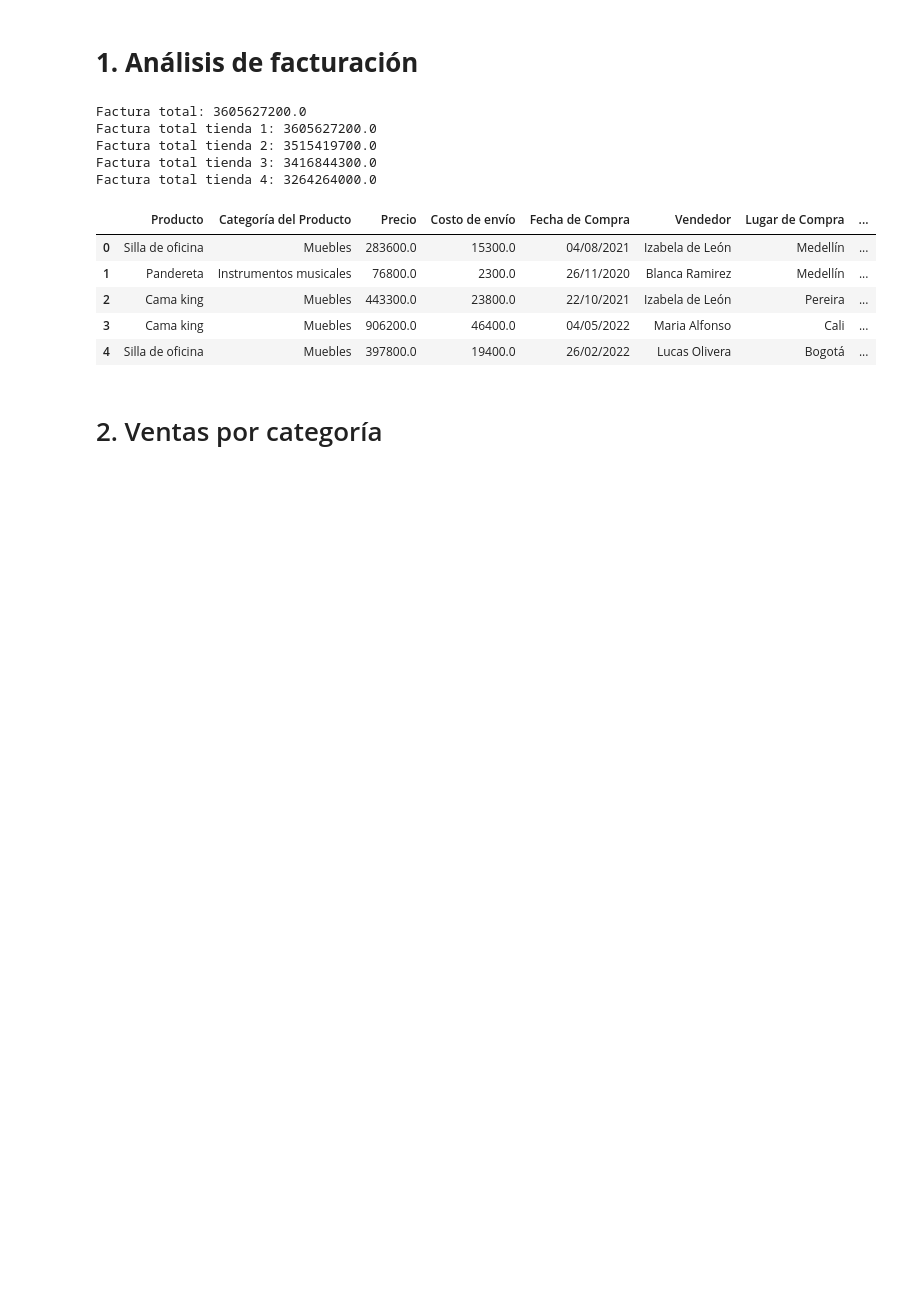
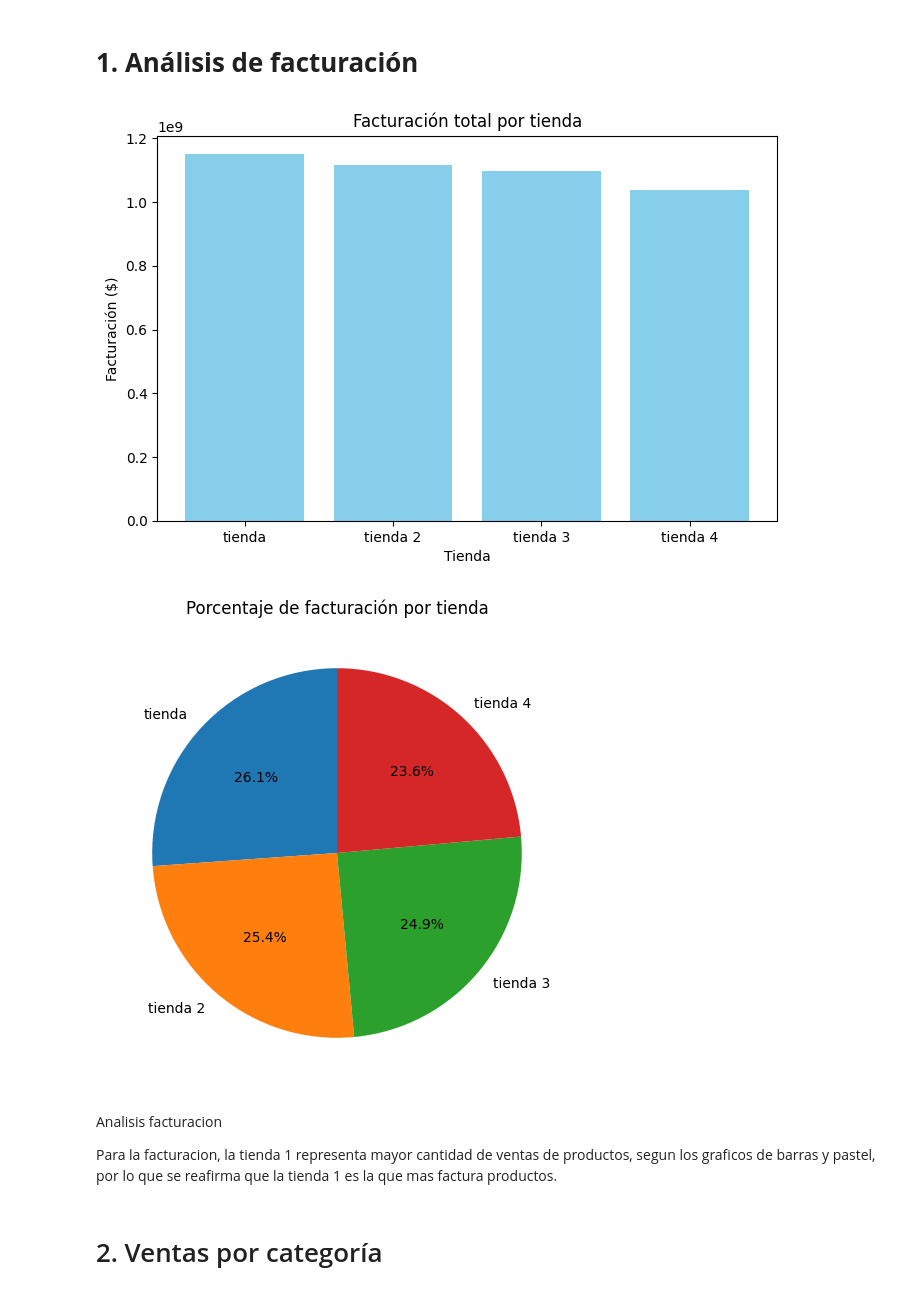
Before and after one commit to CesarAvalosGarcia1432/challenge-alurastore, a Jupyter notebook: AluraStoreLatam.ipynb, the cells around one changed output. Cells and saved outputs as stored; diff of their text form; code cells hidden in the pictures; blank space fills up the shorter version.

```diff
--- a/AluraStoreLatam.ipynb
+++ b/AluraStoreLatam.ipynb
@@ -23,0 +53,5 @@ tienda.head()
+# %%
+tienda['Fecha de Compra'] = pd.to_datetime(tienda['Fecha de Compra'], dayfirst=True)
+tienda2['Fecha de Compra'] = pd.to_datetime(tienda2['Fecha de Compra'], dayfirst=True)
+tienda3['Fecha de Compra'] = pd.to_datetime(tienda3['Fecha de Compra'], dayfirst=True)
+tienda4['Fecha de Compra'] = pd.to_datetime(tienda4['Fecha de Compra'], dayfirst=True)
@@ -24,35 +144,33 @@ tienda.head()
 # %% [markdown]
 # **1. Análisis de facturación**
-# %%
-tienda['Factura'] = (tienda['Precio'] + tienda['Costo de envío']) * tienda['Cantidad de cuotas']
-factura_total_tienda = tienda['Factura'].sum()
-print("Factura total:", factura_total_tienda)
-tienda2['Factura'] = (tienda2['Precio'] + tienda2['Costo de envío']) * tienda2['Cantidad de cuotas']
-factura_total_tienda2 = tienda2['Factura'].sum()
-
-tienda3['Factura'] = (tienda3['Precio'] + tienda3['Costo de envío']) * tienda3['Cantidad de cuotas']
-factura_total_tienda3 = tienda3['Factura'].sum()
-
-tienda4['Factura'] = (tienda4['Precio'] + tienda4['Costo de envío']) * tienda4['Cantidad de cuotas']
-factura_total_tienda4 = tienda4['Factura'].sum()
-print("Factura total tienda 1:", factura_total_tienda)
-print("Factura total tienda 2:", factura_total_tienda2)
-print("Factura total tienda 3:", factura_total_tienda3)
-print("Factura total tienda 4:", factura_total_tienda4)
-# %% [output]
-Factura total: 3605627200.0
-Factura total tienda 1: 3605627200.0
-Factura total tienda 2: 3515419700.0
-Factura total tienda 3: 3416844300.0
-Factura total tienda 4: 3264264000.0
-# %%
-tienda2.head()
-# %% [output]
-|  | Producto | Categoría del Producto | Precio | Costo de envío | Fecha de Compra | Vendedor | Lugar de Compra | ... |
-| 0 | Silla de oficina | Muebles | 283600.0 | 15300.0 | 04/08/2021 | Izabela de León | Medellín | ... |
-| 1 | Pandereta | Instrumentos musicales | 76800.0 | 2300.0 | 26/11/2020 | Blanca Ramirez | Medellín | ... |
-| 2 | Cama king | Muebles | 443300.0 | 23800.0 | 22/10/2021 | Izabela de León | Pereira | ... |
-| 3 | Cama king | Muebles | 906200.0 | 46400.0 | 04/05/2022 | Maria Alfonso | Cali | ... |
-| 4 | Silla de oficina | Muebles | 397800.0 | 19400.0 | 26/02/2022 | Lucas Olivera | Bogotá | ... |
+# %%
+import matplotlib.pyplot as plt
+
+facturacion_total = [
+    tienda['Precio'].sum(),
+    tienda2['Precio'].sum(),
+    tienda3['Precio'].sum(),
+    tienda4['Precio'].sum()
+]
+nombres_tiendas = ['tienda', 'tienda 2', 'tienda 3', 'tienda 4']
+
+plt.figure(figsize=(8,5))
+plt.bar(nombres_tiendas, facturacion_total, color='skyblue')
+plt.title('Facturación total por tienda')
+plt.ylabel('Facturación ($)')
+plt.xlabel('Tienda')
+plt.show()
+
+plt.figure(figsize=(6,6))
+plt.pie(facturacion_total, labels=nombres_tiendas, autopct='%1.1f%%', startangle=90)
+plt.title('Porcentaje de facturación por tienda')
+plt.show()
+# %% [output]
+[figure, added]
+[figure, added]
+# %% [markdown]
+Analisis facturacion
+
+Para la facturacion, la tienda 1 representa mayor cantidad de ventas de productos, segun los graficos de barras y pastel, por lo que se reafirma que la tienda 1 es la que mas factura productos.
 # %% [markdown]
 # 2. Ventas por categoría
```
Also changed, not shown: parts of 30 cells of this notebook, 1 other file.
